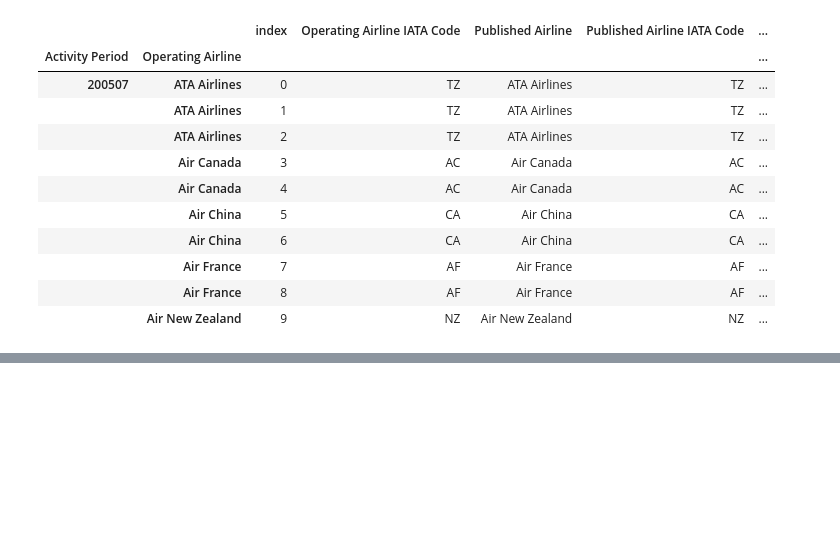
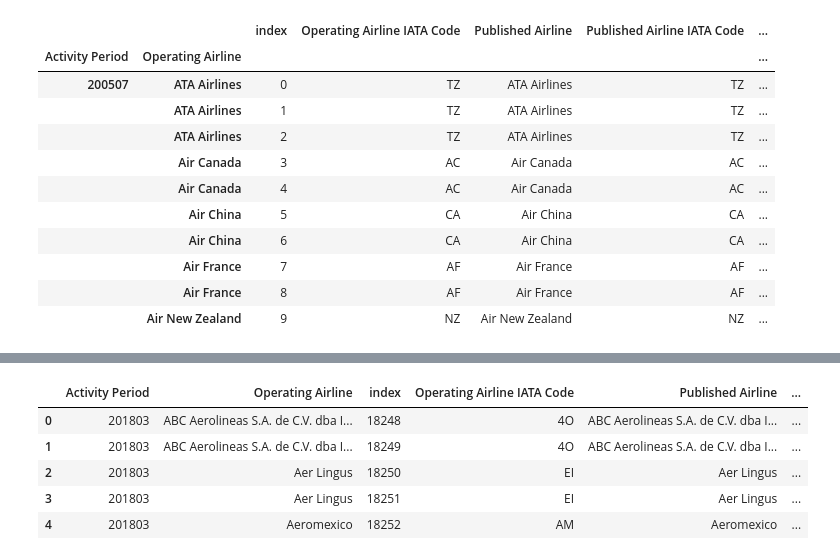
Before and after one commit to roczekmichal/Pandas_NumPy_Basics, a Jupyter notebook: Multiindex and Pivot Tables/Multiindex intro.ipynb, the cells around one changed output, grey strips where cells are left out. Cells and saved outputs as stored; diff of their text form; code cells hidden in the pictures; blank space fills up the shorter version.

```diff
--- a/Multiindex and Pivot Tables/Multiindex intro.ipynb
+++ b/Multiindex and Pivot Tables/Multiindex intro.ipynb
@@ -53,0 +73,9 @@ air.head(10)
+# %%
+air.head()
+# %% [output]
+|  | Activity Period | Operating Airline | index | Operating Airline IATA Code | Published Airline | ... |
+| 0 | 201803 | ABC Aerolineas S.A. de C.V. dba I... | 18248 | 4O | ABC Aerolineas S.A. de C.V. dba I... | ... |
+| 1 | 201803 | ABC Aerolineas S.A. de C.V. dba I... | 18249 | 4O | ABC Aerolineas S.A. de C.V. dba I... | ... |
+| 2 | 201803 | Aer Lingus | 18250 | EI | Aer Lingus | ... |
+| 3 | 201803 | Aer Lingus | 18251 | EI | Aer Lingus | ... |
+| 4 | 201803 | Aeromexico | 18252 | AM | Aeromexico | ... |
```
Also changed, not shown: parts of 7 cells of this notebook.
